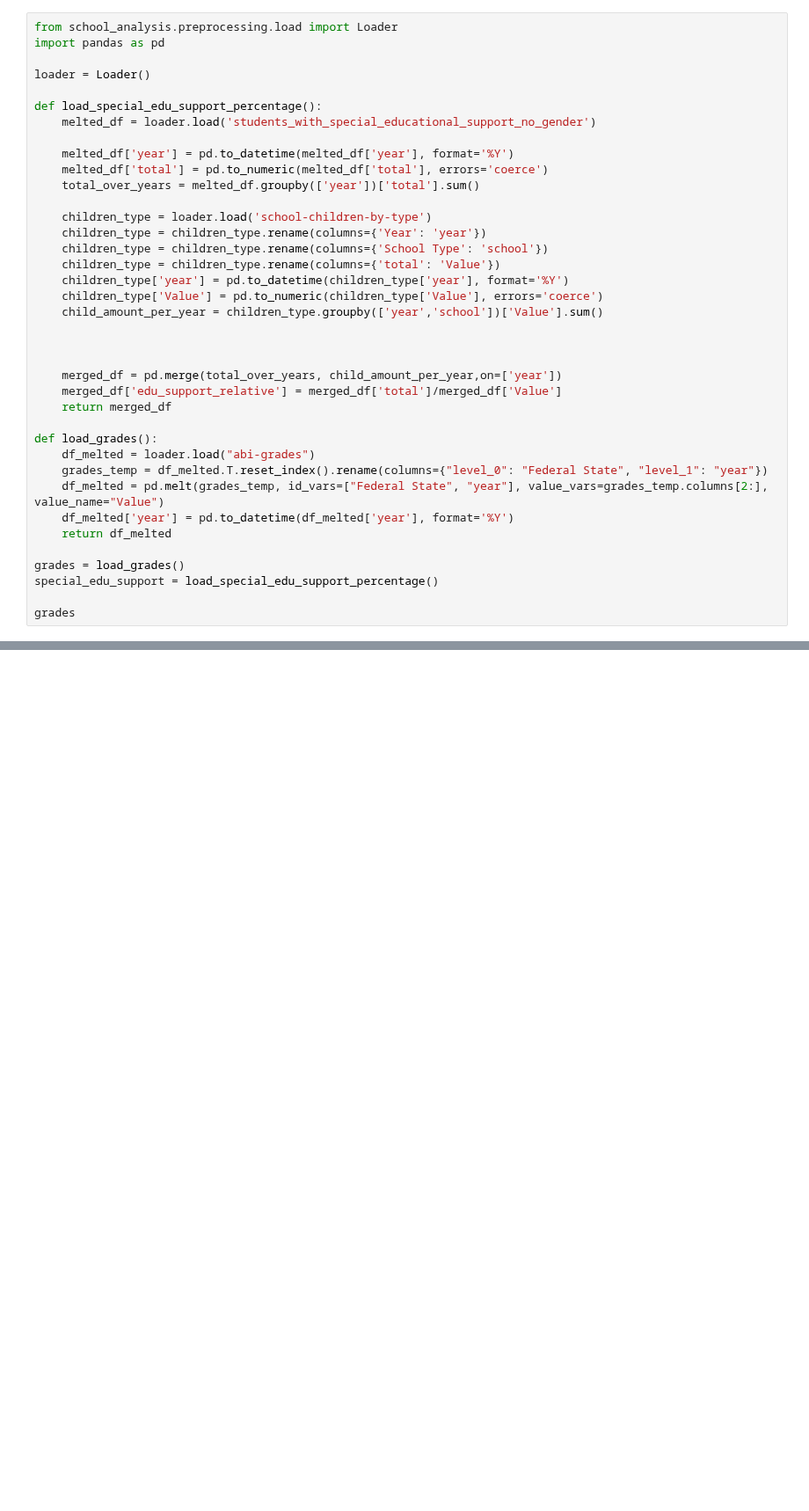
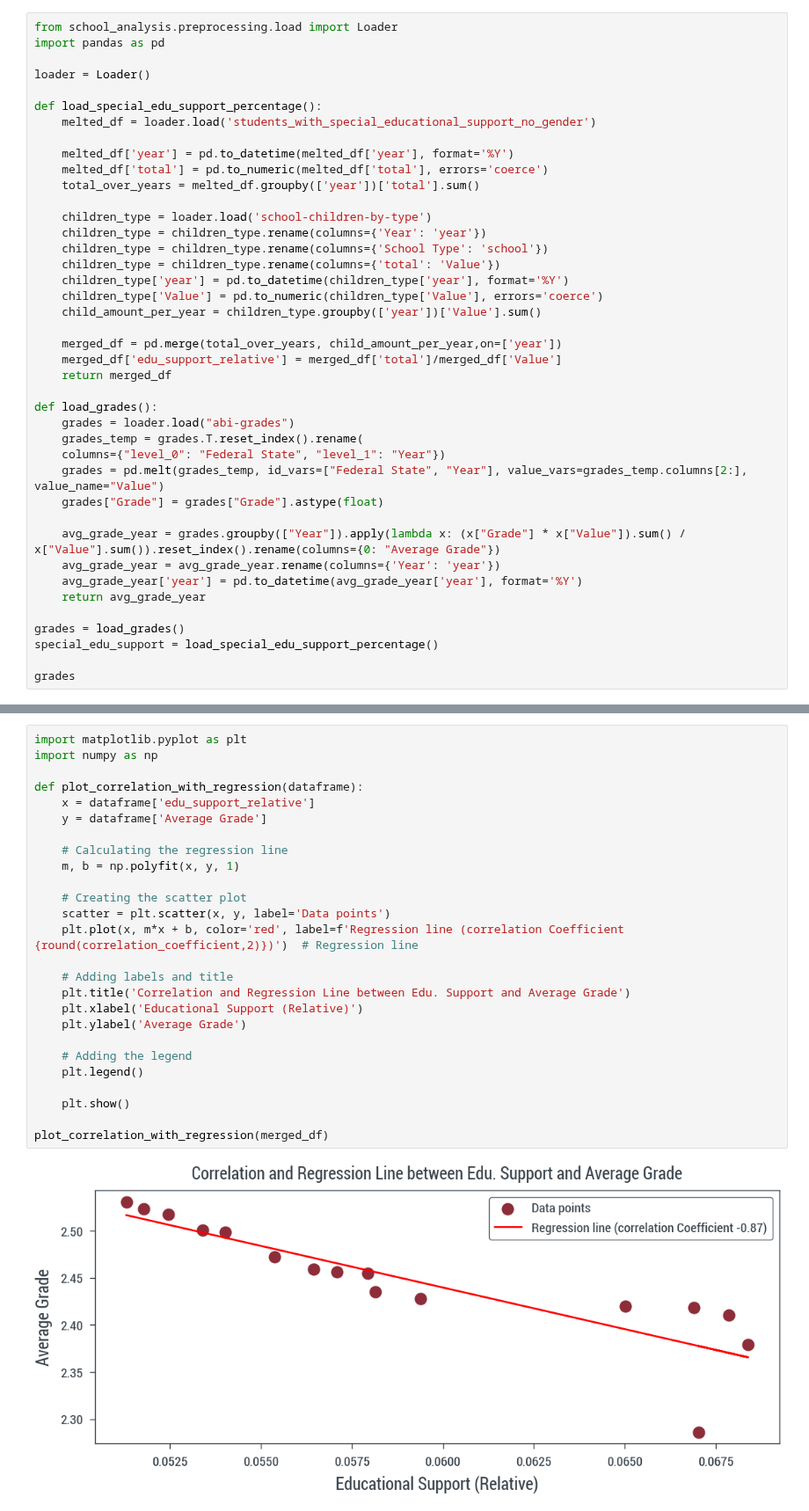
Before and after one commit to KarylReyne/DataLiteracyWS23, a Jupyter notebook: exp/Js-008-Correlationen-Grades-Edu-Support.ipynb, the cells around one changed output, grey strips where cells are left out. Shown at 88% size. Drawn from its saved outputs; the diff is of its cells as text; blank space fills up the shorter version.

```diff
--- a/exp/Js-008-Correlationen-Grades-Edu-Support.ipynb
+++ b/exp/Js-008-Correlationen-Grades-Edu-Support.ipynb
@@ -17,20 +17,23 @@ def load_special_edu_support_percentage():
     children_type = children_type.rename(columns={'total': 'Value'})
     children_type['year'] = pd.to_datetime(children_type['year'], format='%Y')
     children_type['Value'] = pd.to_numeric(children_type['Value'], errors='coerce')
-    child_amount_per_year = children_type.groupby(['year','school'])['Value'].sum()
-
-
+    child_amount_per_year = children_type.groupby(['year'])['Value'].sum()
 
     merged_df = pd.merge(total_over_years, child_amount_per_year,on=['year'])
     merged_df['edu_support_relative'] = merged_df['total']/merged_df['Value']
     return merged_df
 
 def load_grades():
-    df_melted = loader.load("abi-grades")
-    grades_temp = df_melted.T.reset_index().rename(columns={"level_0": "Federal State", "level_1": "year"})
-    df_melted = pd.melt(grades_temp, id_vars=["Federal State", "year"], value_vars=grades_temp.columns[2:], value_name="Value")
-    df_melted['year'] = pd.to_datetime(df_melted['year'], format='%Y')
-    return df_melted
+    grades = loader.load("abi-grades")
+    grades_temp = grades.T.reset_index().rename(
+    columns={"level_0": "Federal State", "level_1": "Year"})
+    grades = pd.melt(grades_temp, id_vars=["Federal State", "Year"], value_vars=grades_temp.columns[2:], value_name="Value")
+    grades["Grade"] = grades["Grade"].astype(float)
+
+    avg_grade_year = grades.groupby(["Year"]).apply(lambda x: (x["Grade"] * x["Value"]).sum() / x["Value"].sum()).reset_index().rename(columns={0: "Average Grade"})
+    avg_grade_year = avg_grade_year.rename(columns={'Year': 'year'})
+    avg_grade_year['year'] = pd.to_datetime(avg_grade_year['year'], format='%Y')
+    return avg_grade_year
 
 grades = load_grades()
 special_edu_support = load_special_edu_support_percentage()
@@ -47,0 +87,28 @@ correlation_coefficient
+# %%
+import matplotlib.pyplot as plt
+import numpy as np
+
+def plot_correlation_with_regression(dataframe):
+    x = dataframe['edu_support_relative']
+    y = dataframe['Average Grade']
+
+    # Calculating the regression line
+    m, b = np.polyfit(x, y, 1)
+
+    # Creating the scatter plot
+    scatter = plt.scatter(x, y, label='Data points')
+    plt.plot(x, m*x + b, color='red', label=f'Regression line (correlation Coefficient {round(correlation_coefficient,2)})')  # Regression line
+
+    # Adding labels and title
+    plt.title('Correlation and Regression Line between Edu. Support and Average Grade')
+    plt.xlabel('Educational Support (Relative)')
+    plt.ylabel('Average Grade')
+
+    # Adding the legend
+    plt.legend()
+
+    plt.show()
+
+plot_correlation_with_regression(merged_df)
+# %% [output]
+[figure, added]
```
Also changed, not shown: parts of 3 cells of this notebook.
